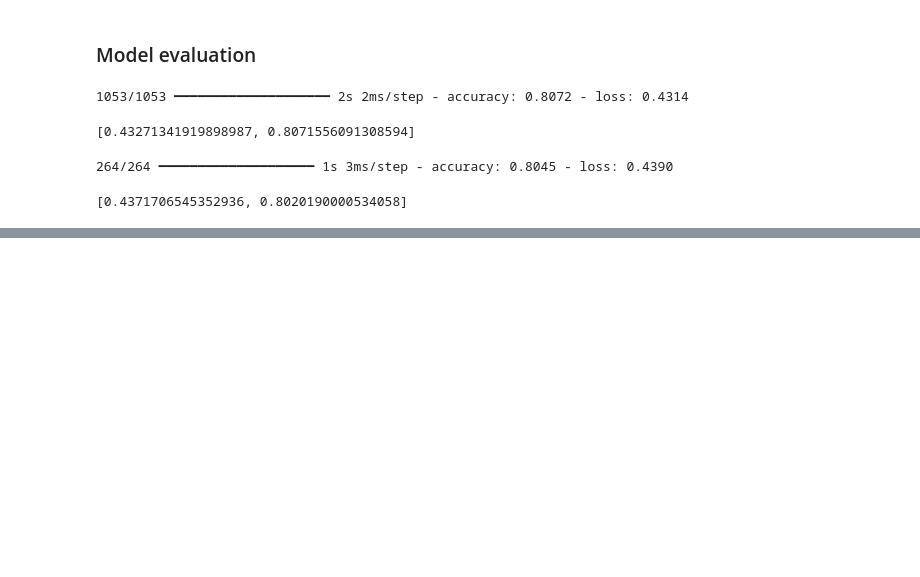
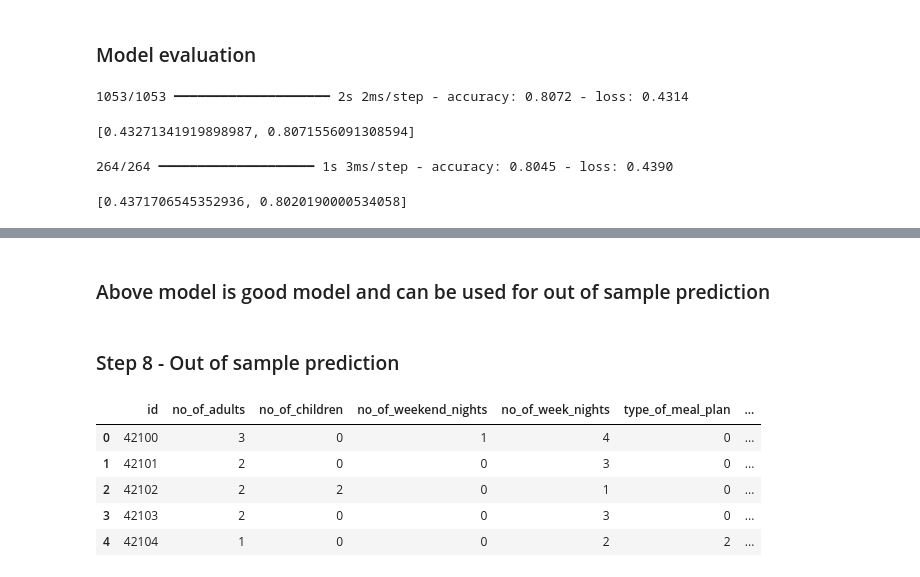
Before and after one commit to utkarshg1/Test1, a Jupyter notebook: Binary_Classification.ipynb, the cells around one changed output, grey strips where cells are left out. Cells and saved outputs as stored; diff of their text form; code cells hidden in the pictures; blank space fills up the shorter version.

```diff
--- a/Binary_Classification.ipynb
+++ b/Binary_Classification.ipynb
@@ -299,0 +377,15 @@ model.evaluate(xtest, ytest)
+# %% [markdown]
+### Above model is good model and can be used for out of sample prediction
+# %% [markdown]
+### Step 8 - Out of sample prediction
+# %%
+url2 = "https://raw.githubusercontent.com/utkarshg1/Neural-Net-Datasets/refs/heads/main/booking_test.csv"
+xnew = pd.read_csv(url2)
+xnew.head()
+# %% [output]
+|  | id | no_of_adults | no_of_children | no_of_weekend_nights | no_of_week_nights | type_of_meal_plan | ... |
+| 0 | 42100 | 3 | 0 | 1 | 4 | 0 | ... |
+| 1 | 42101 | 2 | 0 | 0 | 3 | 0 | ... |
+| 2 | 42102 | 2 | 2 | 0 | 1 | 0 | ... |
+| 3 | 42103 | 2 | 0 | 0 | 3 | 0 | ... |
+| 4 | 42104 | 1 | 0 | 0 | 2 | 2 | ... |
```
Also changed, not shown: parts of 26 cells of this notebook.
